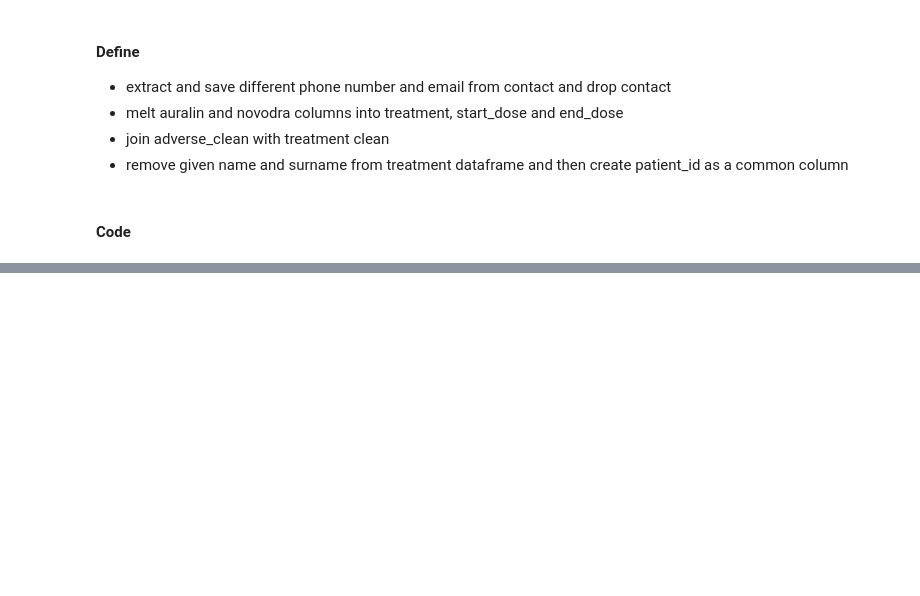
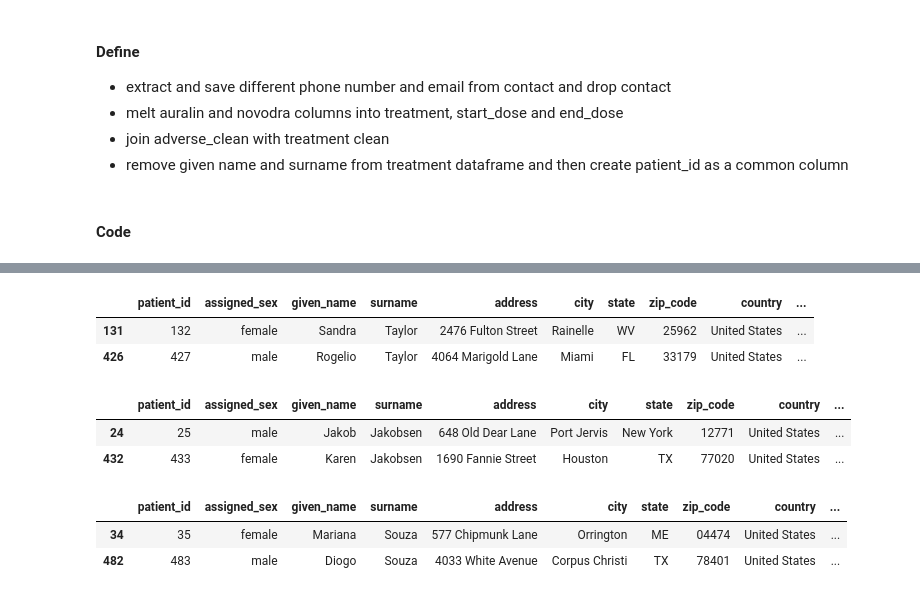
Before and after one commit to Bankrid/Auralin-Data-Analysis, a Jupyter notebook: Auralin.ipynb, the cells around one changed output, grey strips where cells are left out. Drawn from its saved outputs; the diff is of its cells as text; code cells hidden in the pictures; blank space fills up the shorter version.

```diff
--- a/Auralin.ipynb
+++ b/Auralin.ipynb
@@ -500,0 +571,7 @@ treatment_dff
+# %%
+# remove entries with surname Doe
+
+patient_clean = patient_clean[patient_clean.surname != "Doe"]
+
+# remove the duplicated entries for Patrick Gersten, Sandra Taylor, and Jakob Jakobsen by dropping the duplicated address
+patient_clean.drop_duplicates(subset = 'address', inplace = True)
@@ -500,0 +595,18 @@ treatment_dff
+# %%
+patient_clean[patient_clean.surname == "Taylor"]
+# %% [output]
+|  | patient_id | assigned_sex | given_name | surname | address | city | state | zip_code | country | ... |
+| 131 | 132 | female | Sandra | Taylor | 2476 Fulton Street | Rainelle | WV | 25962 | United States | ... |
+| 426 | 427 | male | Rogelio | Taylor | 4064 Marigold Lane | Miami | FL | 33179 | United States | ... |
+# %%
+patient_clean[patient_clean.surname == "Jakobsen"]
+# %% [output]
+|  | patient_id | assigned_sex | given_name | surname | address | city | state | zip_code | country | ... |
+| 24 | 25 | male | Jakob | Jakobsen | 648 Old Dear Lane | Port Jervis | New York | 12771 | United States | ... |
+| 432 | 433 | female | Karen | Jakobsen | 1690 Fannie Street | Houston | TX | 77020 | United States | ... |
+# %%
+patient_clean[patient_clean.surname == "Souza"]
+# %% [output]
+|  | patient_id | assigned_sex | given_name | surname | address | city | state | zip_code | country | ... |
+| 34 | 35 | female | Mariana | Souza | 577 Chipmunk Lane | Orrington | ME | 04474 | United States | ... |
+| 482 | 483 | male | Diogo | Souza | 4033 White Avenue | Corpus Christi | TX | 78401 | United States | ... |
```
Also changed, not shown: parts of 31 cells of this notebook.
